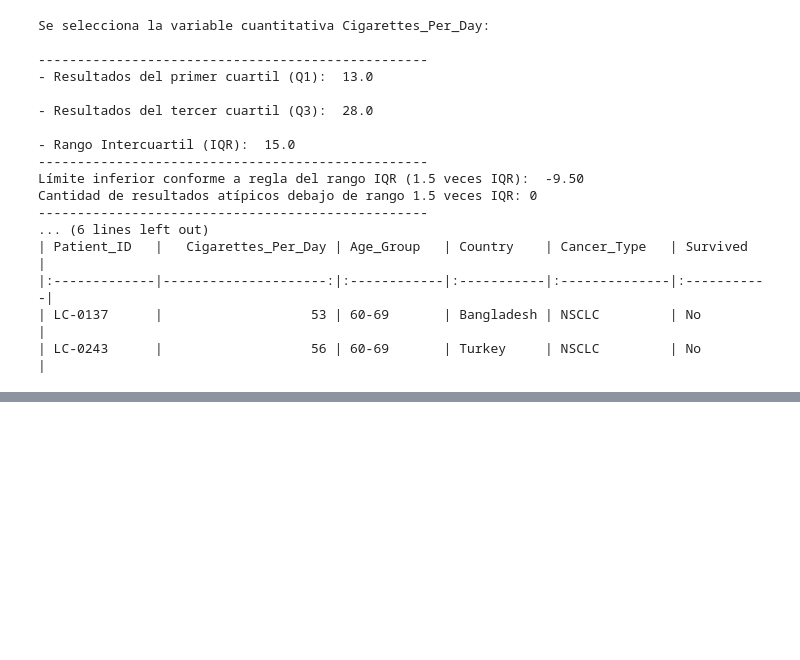
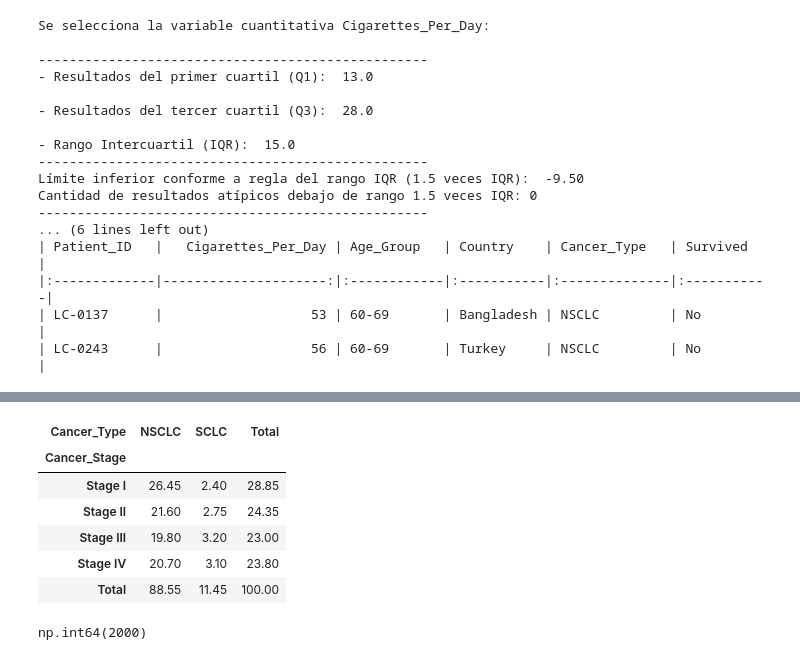
Before and after one commit to MiguelFigueroa02/MCPI_Student_Repo, a Jupyter notebook: courses/1-Semester/fundamentals of statistics/Projects/Notebooks/Estadística_Descriptiva_Visualización.ipynb, the cells around one changed output, grey strips where cells are left out. Saved outputs shown, nothing was run; the diff lists cells and outputs as text; code cells hidden in the pictures; blank space fills up the shorter version.

```diff
--- a/courses/1-Semester/fundamentals of statistics/Projects/Notebooks/Estadística_Descriptiva_Visualización.ipynb
+++ b/courses/1-Semester/fundamentals of statistics/Projects/Notebooks/Estadística_Descriptiva_Visualización.ipynb
@@ -459,0 +521,15 @@ Cantidad de resultados atípicos debajo de rango 1.5 veces IQR: 0
+# %%
+cancer_stage_type_2 = tabla_cruzada(df, 'Cancer_Stage','Cancer_Type',normalize=True)
+cancer_stage_type_2
+# %% [output]
+| Cancer_Type | NSCLC | SCLC | Total |
+| Cancer_Stage |  |  |  |
+| Stage I | 26.45 | 2.40 | 28.85 |
+| Stage II | 21.60 | 2.75 | 24.35 |
+| Stage III | 19.80 | 3.20 | 23.00 |
+| Stage IV | 20.70 | 3.10 | 23.80 |
+| Total | 88.55 | 11.45 | 100.00 |
+# %%
+df['Cancer_Stage'].value_counts().sum()
+# %% [output]
+np.int64(2000)
```
Also changed, not shown: parts of 11 cells of this notebook.
